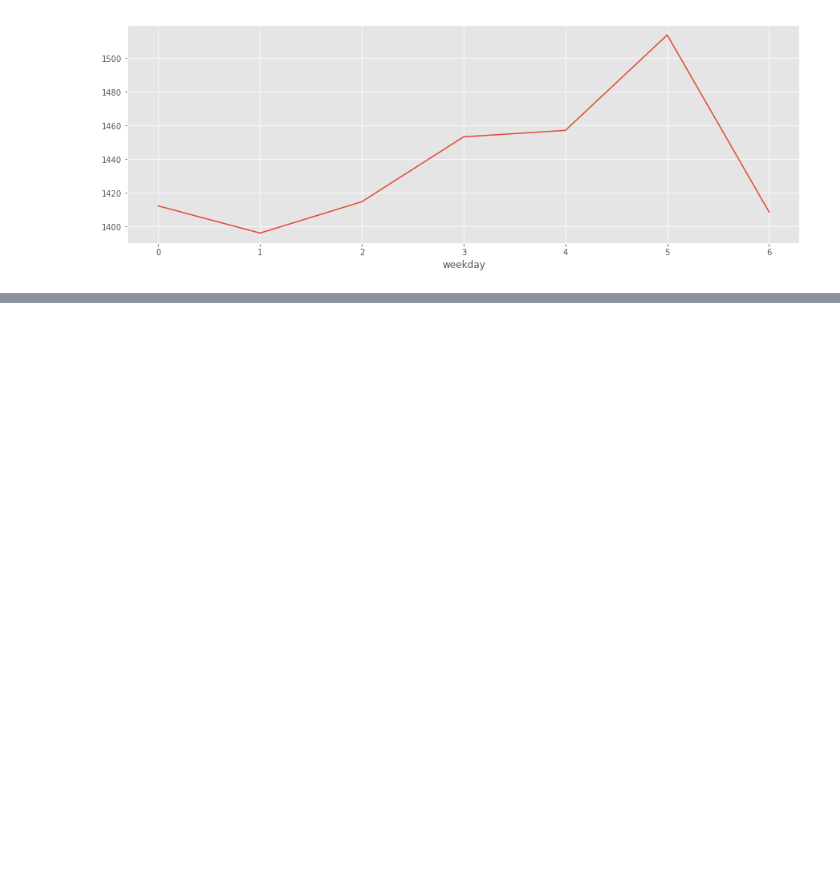
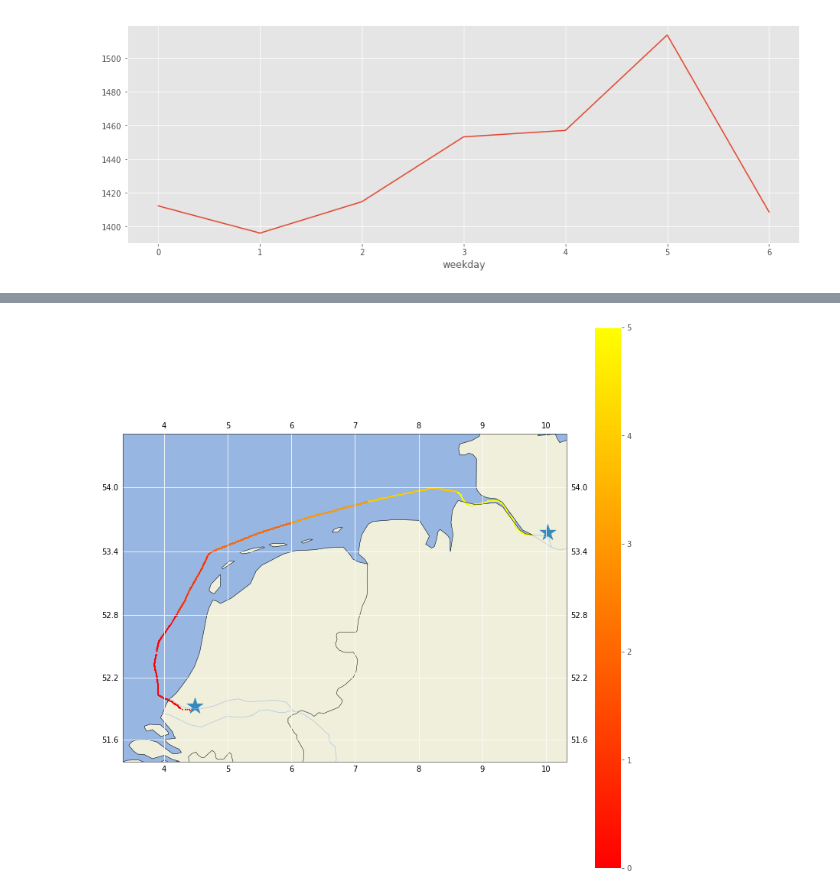
Before and after one commit to jank324/ais-predictor, a Jupyter notebook: data/filter ROT-HAM data.ipynb, the cells around one changed output, grey strips where cells are left out. Drawn from its saved outputs; the diff is of its cells as text; code cells hidden in the pictures; blank space fills up the shorter version.

Commit message:
Interpolieren versucht

```diff
--- a/data/filter ROT-HAM data.ipynb
+++ b/data/filter ROT-HAM data.ipynb
@@ -194,9 +178,3 @@ plt.title("Longest Trip in the Data Set")
 # %% [output]
 Text(0.5,1,u'Longest Trip in the Data Set')
 [figure]
-# %%
-ais_dists = ais_shortmaj
-ais_dists.is_copy = False
-
-ais_dists['dist_to_end'] = ais_dists.apply(lambda x : aismap.route_dist_to_ham(x['Latitude'], x['Longitude']), axis = 1)
-ais_dists.head()
@@ -332,0 +235,33 @@ test[~(test['Longitude'] == test['sector_leave_longitude'])]
+# %%
+ais_secleav2 = ais_sectors.copy()
+ais_secleav2 = ais_secleav2.sort_values(['TripID', 'time'])
+
+# Add is_last_in_sector
+ais_secleav2['is_last_in_sector'] = (ais_secleav2['sector_id'] != ais_secleav2['sector_id'].shift(-1)) & (ais_secleav2['TripID'] == ais_secleav2['TripID'].shift(-1))
+
+# Add next postition to each line
+ais_secleav2['next_lat'] = ais_secleav2.groupby('TripID').transform(lambda x : x.shift(-1))['Latitude']
+ais_secleav2['next_lon'] = ais_secleav2.groupby('TripID').transform(lambda x : x.shift(-1))['Longitude']
+
+# Add sector border position to each line
+ais_secleav2.loc[ais_secleav2['sector_id'] == '0', 'sector_border_lat'] = 52.8
+ais_secleav2.loc[ais_secleav2['sector_id'] == '1', 'sector_border_lon'] = 4.8
+ais_secleav2.loc[ais_secleav2['sector_id'] == '2', 'sector_border_lon'] = 6.0
+ais_secleav2.loc[ais_secleav2['sector_id'] == '3', 'sector_border_lon'] = 7.2
+ais_secleav2.loc[ais_secleav2['sector_id'] == '4', 'sector_border_lon'] = 8.6
+
+# Compute coordinate difference
+ais_secleav2['lat_diff_comp'] = ais_secleav2['next_lat'] - ais_secleav2['Latitude']
+ais_secleav2['lon_diff_comp'] = ais_secleav2['next_lon'] - ais_secleav2['Longitude']
+ais_secleav2['lat_diff_bord'] = ais_secleav2['sector_border_lat'] - ais_secleav2['Latitude']
+ais_secleav2['lon_diff_bord'] = ais_secleav2['sector_border_lon'] - ais_secleav2['Longitude']
+
+# Compute interpolation factor
+ais_secleav2['interpol_fac_lat'] = ais_secleav2['lat_diff_bord'] / ais_secleav2['lat_diff_comp']
+ais_secleav2['interpol_fac_lon'] = ais_secleav2['lon_diff_bord'] / ais_secleav2['lon_diff_comp']
+
+# Interpolate
+# Lat known -> Lon + lat_fac * lon_diff
+# Lon known -> Lat + lon_fac * lat_diff
+ais_secleav2.loc[(ais_secleav2['is_last_in_sector']) & (ais_secleav2['sector_id'] == '0'), 'sector_leave_lat'] = 52.8
+ais_secleav2.loc[(ais_secleav2['is_last_in_sector']) & (ais_secleav2['sector_id'] == '0'), 'sector_leave_lon'] = ais_secleav2.loc[(ais_secleav2['is_last_in_sector']) & (ais_secleav2['sector_id'] == '0'), 'Longitude']
@@ -332,0 +280,5 @@ test[~(test['Longitude'] == test['sector_leave_longitude'])]
+# %%
+my_trip = ais_secleav2[ais_secleav2['TripID'] == '269697']
+aismap.col_plot_to_map(size = (13, 13), longitude = my_trip['Longitude'], latitude = my_trip['Latitude'], col = my_trip['sector_id'])
+# %% [output]
+[figure, added]
```
Also changed, not shown: parts of 37 cells of this notebook.
